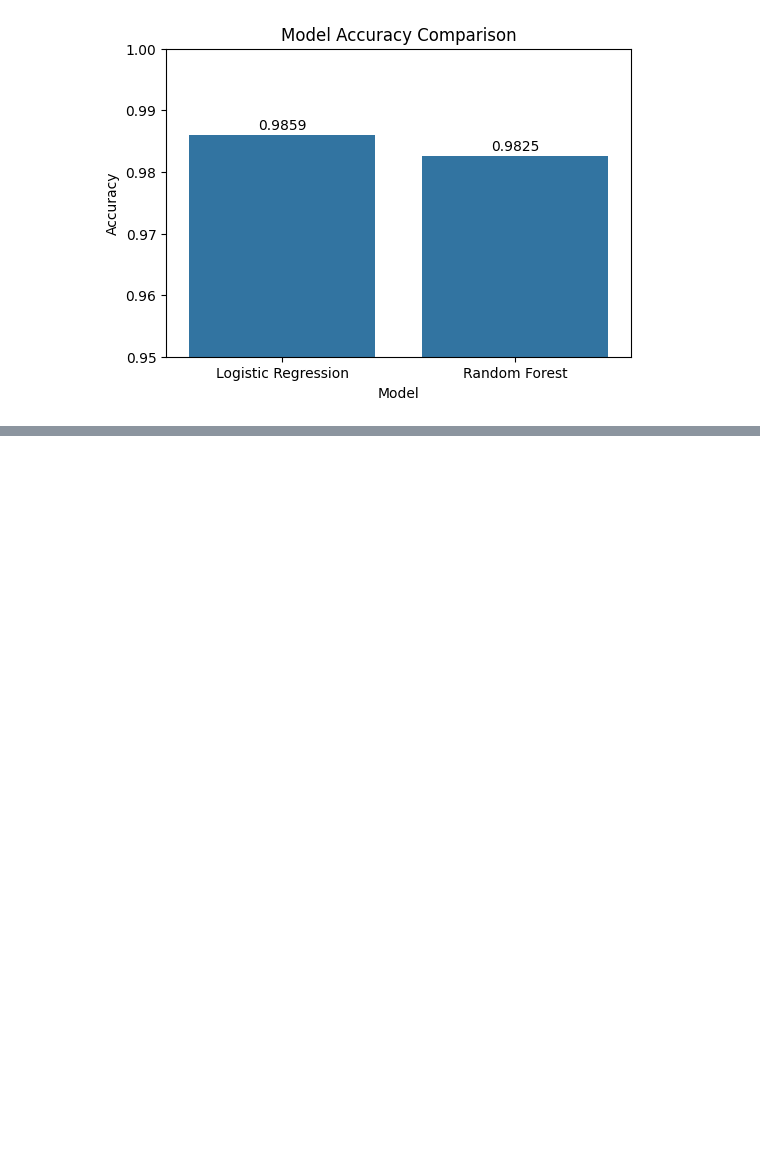
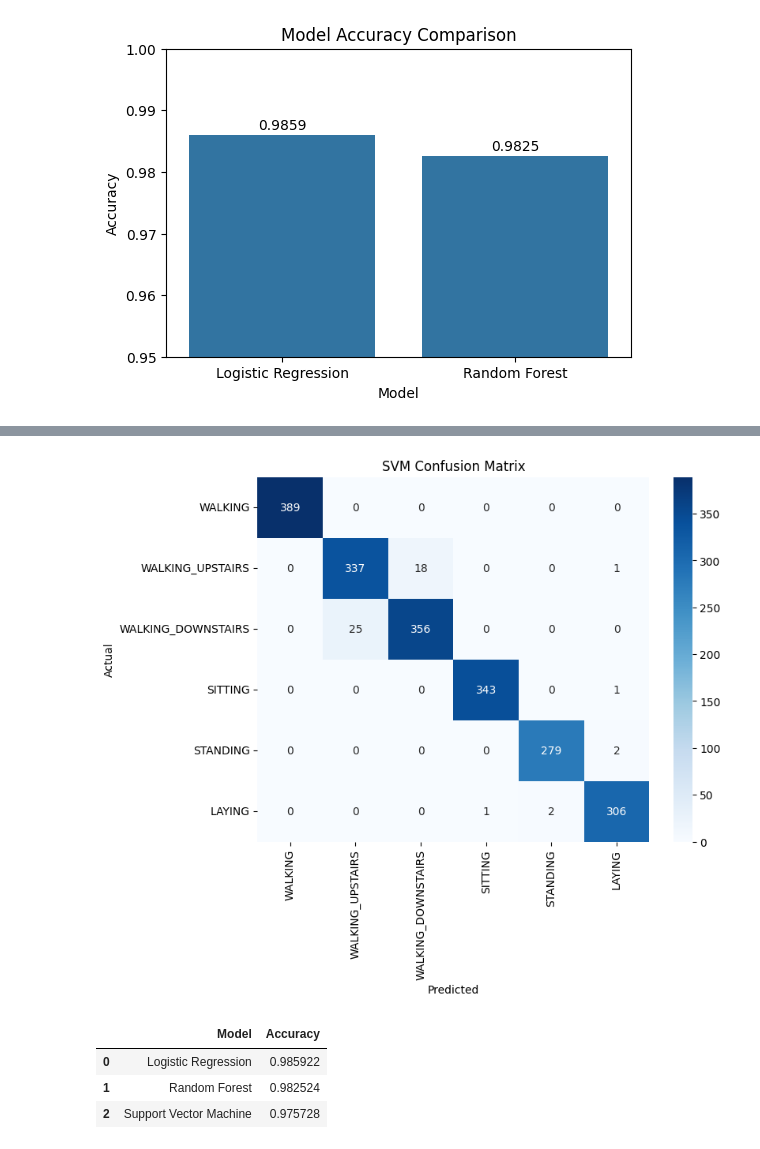
Before and after one commit to Mehnaz-Bashir/Human-Activity-Recognition, a Jupyter notebook: notebooks/04_Model_Training.ipynb, the cells around one changed output, grey strips where cells are left out. Saved outputs shown, nothing was run; the diff lists cells and outputs as text; code cells hidden in the pictures; blank space fills up the shorter version.

Commit message:
Train and compare Logistic regression, Random Forest, SVM

```diff
--- a/notebooks/04_Model_Training.ipynb
+++ b/notebooks/04_Model_Training.ipynb
@@ -356,3 +356,9 @@ for i, acc in enumerate(results["Accuracy"]):
 plt.show()
 # %% [output]
 [figure]
+# %%
+from sklearn.svm import SVC
+
+svm = SVC(kernel="rbf", random_state=42)
+
+svm.fit(X_train, y_train)
@@ -358,0 +367,2 @@ plt.show()
+# %%
+svm_pred = svm.predict(X_test)
@@ -358,0 +394,40 @@ plt.show()
+# %%
+from sklearn.metrics import confusion_matrix
+import seaborn as sns
+import matplotlib.pyplot as plt
+
+cm = confusion_matrix(y_test, svm_pred)
+
+plt.figure(figsize=(8,6))
+
+sns.heatmap(
+    cm,
+    annot=True,
+    fmt="d",
+    cmap="Blues",
+    xticklabels=activity_labels["Activity_Name"],
+    yticklabels=activity_labels["Activity_Name"]
+)
+
+plt.xlabel("Predicted")
+plt.ylabel("Actual")
+plt.title("SVM Confusion Matrix")
+
+plt.show()
+# %% [output]
+[figure, added]
+# %%
+results = pd.concat([
+    results,
+    pd.DataFrame({
+        "Model": ["Support Vector Machine"],
+        "Accuracy": [svm_accuracy]
+    })
+], ignore_index=True)
+
+results
+# %% [output]
+|  | Model | Accuracy |
+| 0 | Logistic Regression | 0.985922 |
+| 1 | Random Forest | 0.982524 |
+| 2 | Support Vector Machine | 0.975728 |
```
Also changed, not shown: parts of 4 cells of this notebook.
